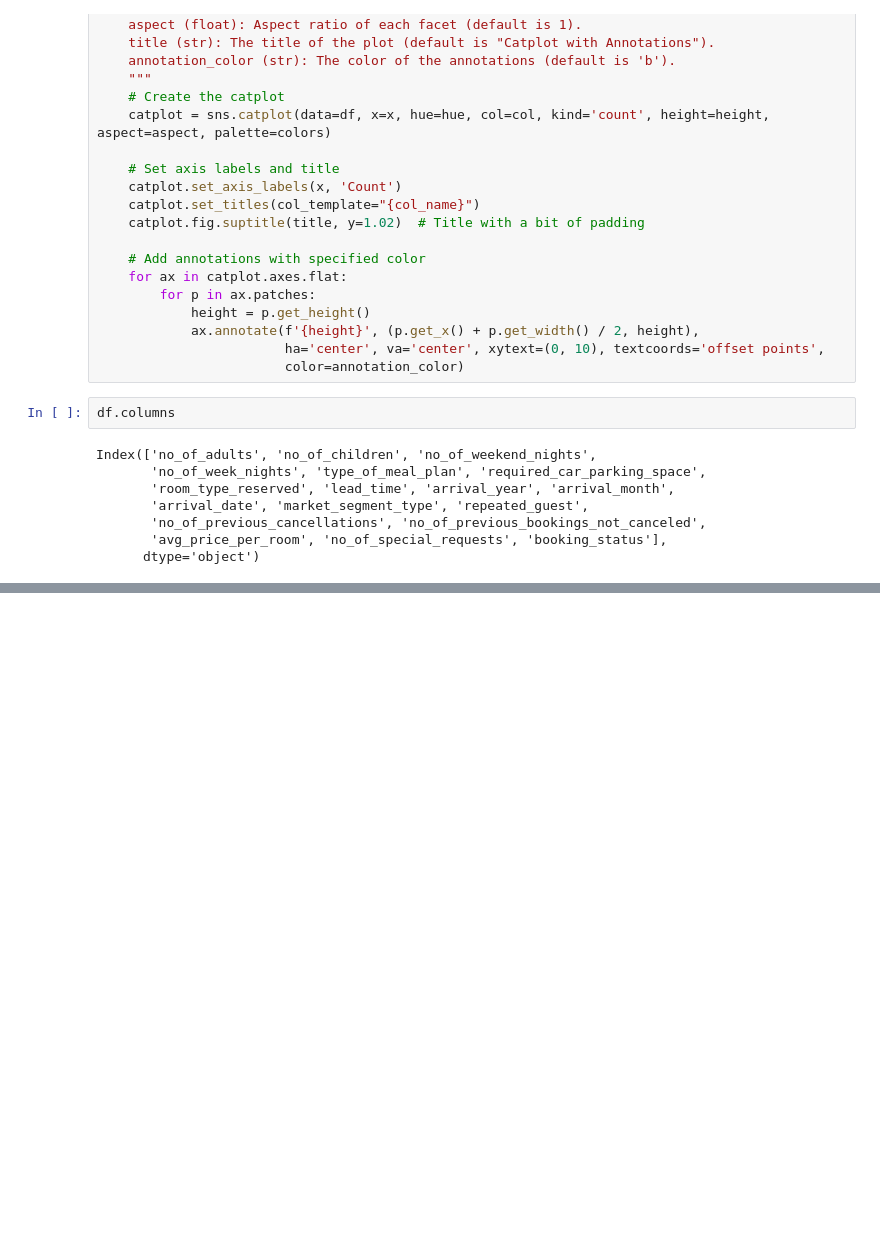
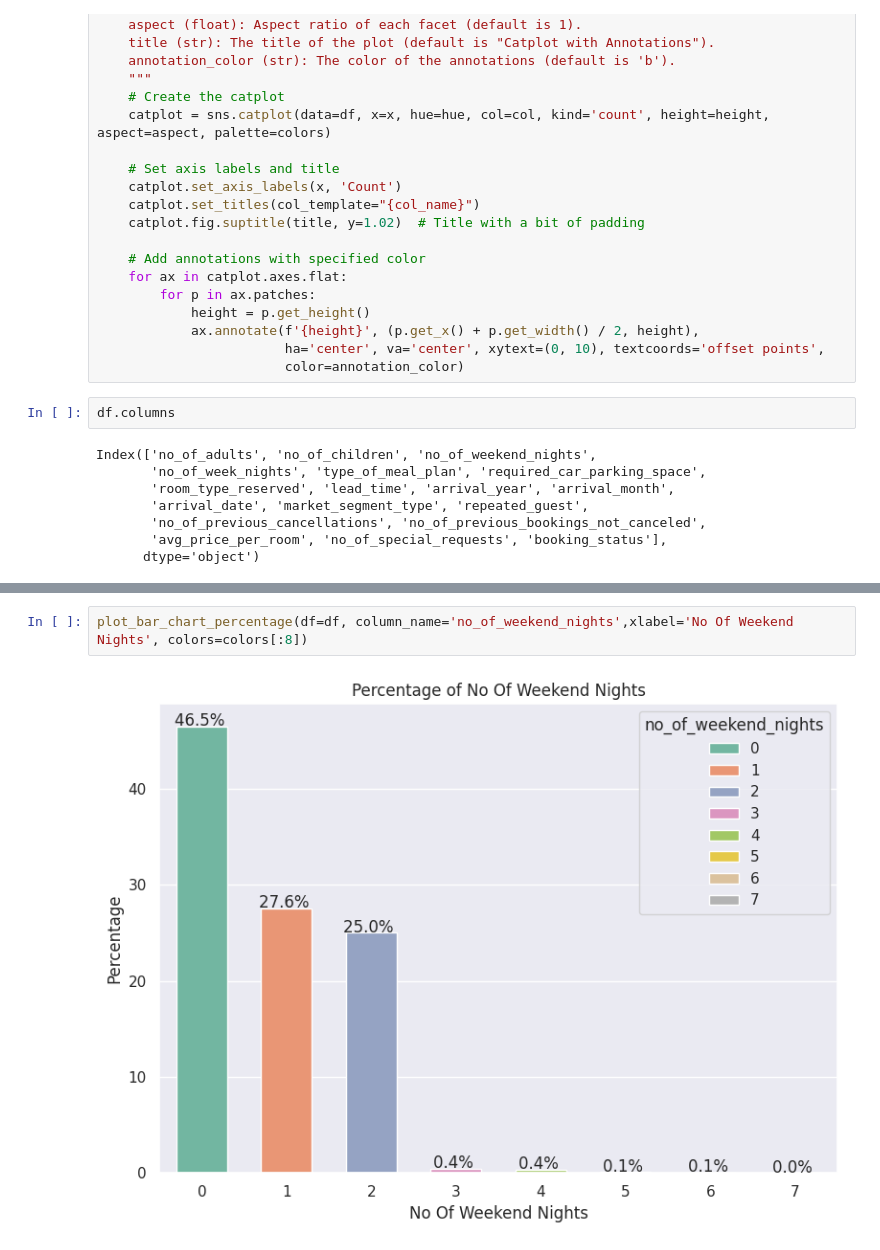
Before and after one commit to Rajesh2015/inn-hotels-bookings, a Jupyter notebook: inn_hotel_bookings_solution.ipynb, the cells around one changed output, grey strips where cells are left out. Cells and saved outputs as stored; diff of their text form; blank space fills up the shorter version.

```diff
--- a/inn_hotel_bookings_solution.ipynb
+++ b/inn_hotel_bookings_solution.ipynb
@@ -534,0 +540,4 @@ plot_bar_chart_percentage(df=df, column_name='no_of_children',xlabel='No Of Chil
+# %%
+plot_bar_chart_percentage(df=df, column_name='no_of_weekend_nights',xlabel='No Of Weekend Nights', colors=colors[:8])
+# %% [output]
+[figure, added]
```
Also changed, not shown: parts of 7 cells of this notebook.
